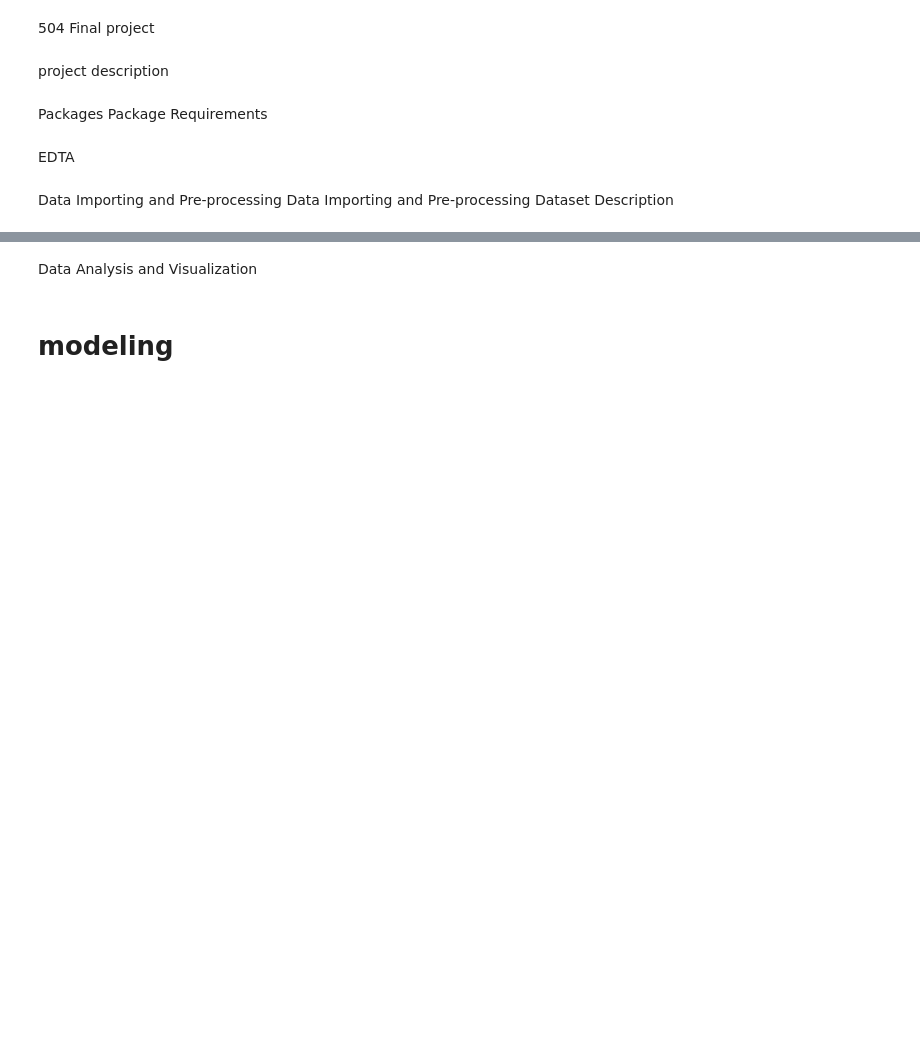
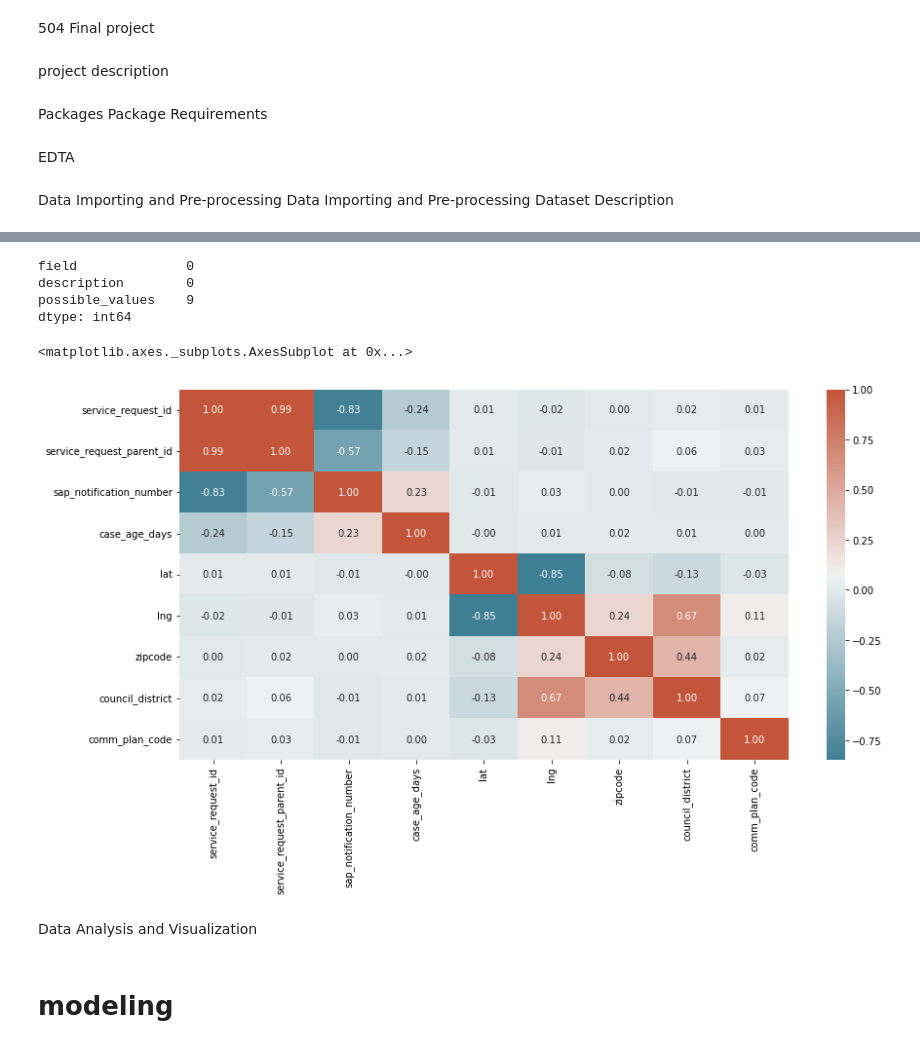
Before and after one commit to ggarcia949/504_final-, a Jupyter notebook: 504_final_.ipynb, the cells around one changed output, grey strips where cells are left out. Saved outputs shown, nothing was run; the diff lists cells and outputs as text; code cells hidden in the pictures; blank space fills up the shorter version.

```diff
--- a/504_final_.ipynb
+++ b/504_final_.ipynb
@@ -16,3 +35,7 @@ EDTA
 Data Importing and Pre-processing
   Data Importing and Pre-processing
 Dataset Description
+# %%
+#importing the data
+df1= pd.read_csv('/content/get_it_done_311_requests_dictionary_datasd.csv')
+df2= pd.read_csv('/content/pothole_requests_datasd_v1.csv')
@@ -18,0 +83,19 @@ Dataset Description
+# %%
+df1.isna().sum()
+# %% [output]
+field              0
+description        0
+possible_values    9
+dtype: int64
+# %%
+corr=df2.corr()
+# %%
+cmap = sns.diverging_palette(220, 20, as_cmap=True)
+plt.figure(figsize = (14,7))
+sns.heatmap(corr,
+            cmap = cmap,
+            annot = True ,
+            fmt = '.2f')
+# %% [output]
+<matplotlib.axes._subplots.AxesSubplot at 0x...>
+[figure, added]
```
Also changed, not shown: parts of 5 cells of this notebook.
